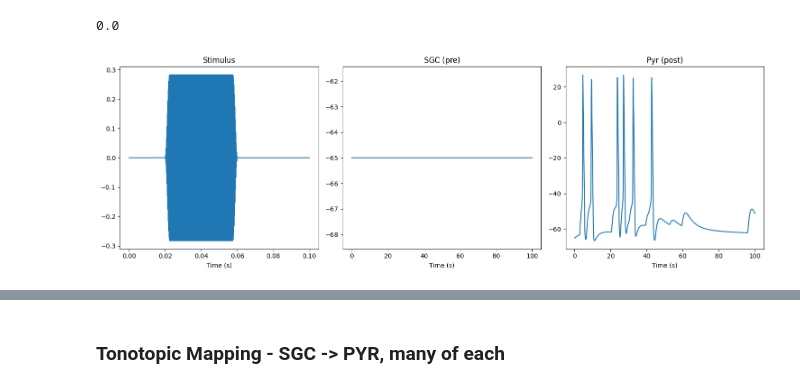
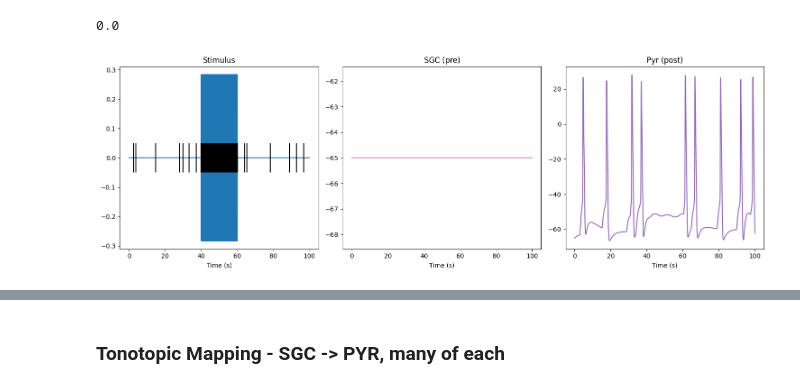
Before and after one commit to kedoxey/DCN_model, a Jupyter notebook: notebooks/cnmodel.ipynb, the cells around one changed output, grey strips where cells are left out. Saved outputs shown, nothing was run; the diff lists cells and outputs as text; code cells hidden in the pictures.

```diff
--- a/notebooks/cnmodel.ipynb
+++ b/notebooks/cnmodel.ipynb
@@ -11,6 +11,11 @@ import matplotlib.pyplot as plt
 # %% [output]
 Warning: no DISPLAY environment variable.
 --No graphics will be displayed.
+# %%
+colors = {'stim': 'tab:blue',
+          'sgc': 'tab:pink',
+          'pyr': 'tab:purple',
+          'tcv': 'tab:green'}
 # %% [markdown]
 ## Single Cell with Injected Current
 # %%
@@ -479,7 +753,7 @@ fig.tight_layout()
 # %%
 cf = 4000
 # TODO: non Dummy SGC - might not need to do this since we aren't really focusing on model SGC
-sgc_cell = cnm.cells.DummySGC(cf=cf, sr=2)
+sgc_cell = cnm.cells.DummySGC(cf=cf, sr=0)
 pyr_cell = cnm.cells.Pyramidal.create()
 # %%
 n_synapses = 10
@@ -488,8 +762,8 @@ synapses = []
 for i in range(n_synapses):
     synapses.append(sgc_cell.connect(pyr_cell))
 # %%
-stim = cnm.util.sound.TonePip(rate=100e3, duration=0.1, f0=cf, dbspl=80,
-                              ramp_duration=2.5e-3, pip_duration=0.04, pip_start=[0.02])
+stim = cnm.util.sound.TonePip(rate=100e3, duration=100, f0=cf, dbspl=80,
+                              ramp_duration=2.5e-3, pip_duration=20, pip_start=[40])
 sgc_cell.set_sound_stim(stim, seed=74, simulator='cochlea')
 # %%
 v_sgc = h.Vector().record(sgc_cell.soma(0.5)._ref_v)
@@ -514,19 +788,20 @@ h.run()
 # %%
 fig, axs = plt.subplots(1,3,figsize=(15,5))
 axs.ravel()
 
-axs[0].plot(stim.time, stim.sound)
+axs[0].plot(stim.time, stim.sound, color=colors['stim'])
+axs[0].vlines(sgc_cell._spiketrain, ymin=-0.05, ymax=0.05, color='k', zorder=12)
 axs[0].set_xlabel('Time (s)')
 axs[0].set_title('Stimulus')
 
-axs[1].plot(t, v_sgc)
+axs[1].plot(t, v_sgc, color=colors['sgc'])
 axs[1].set_xlabel('Time (s)')
 axs[1].set_title('SGC (pre)')
 
-axs[2].plot(t, v_pyr)
+axs[2].plot(t, v_pyr, color=colors['pyr'])
 axs[2].set_xlabel('Time (s)')
 axs[2].set_title('Pyr (post)')
 
 fig.tight_layout()
 # %% [output]
-[figure, old version]
+[figure, new version]
```
Also changed, not shown: parts of 34 cells of this notebook, 6 other files.
